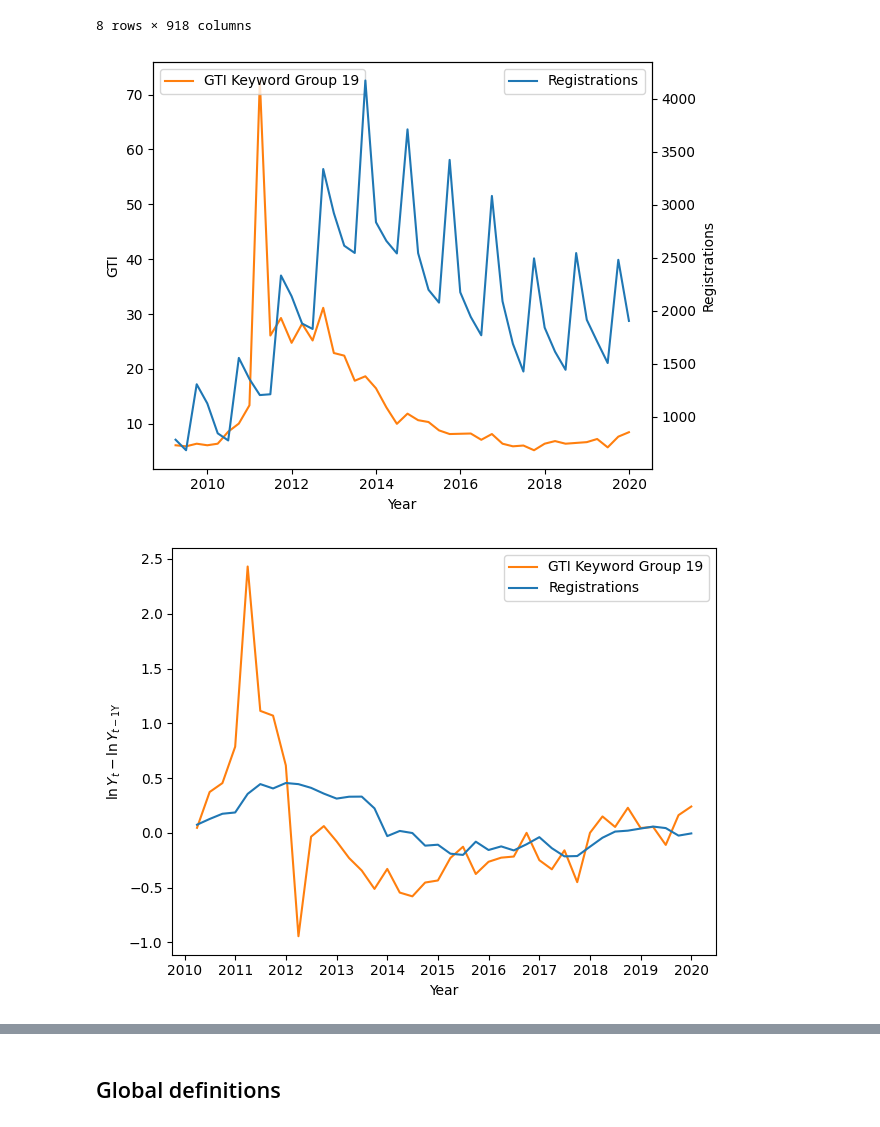
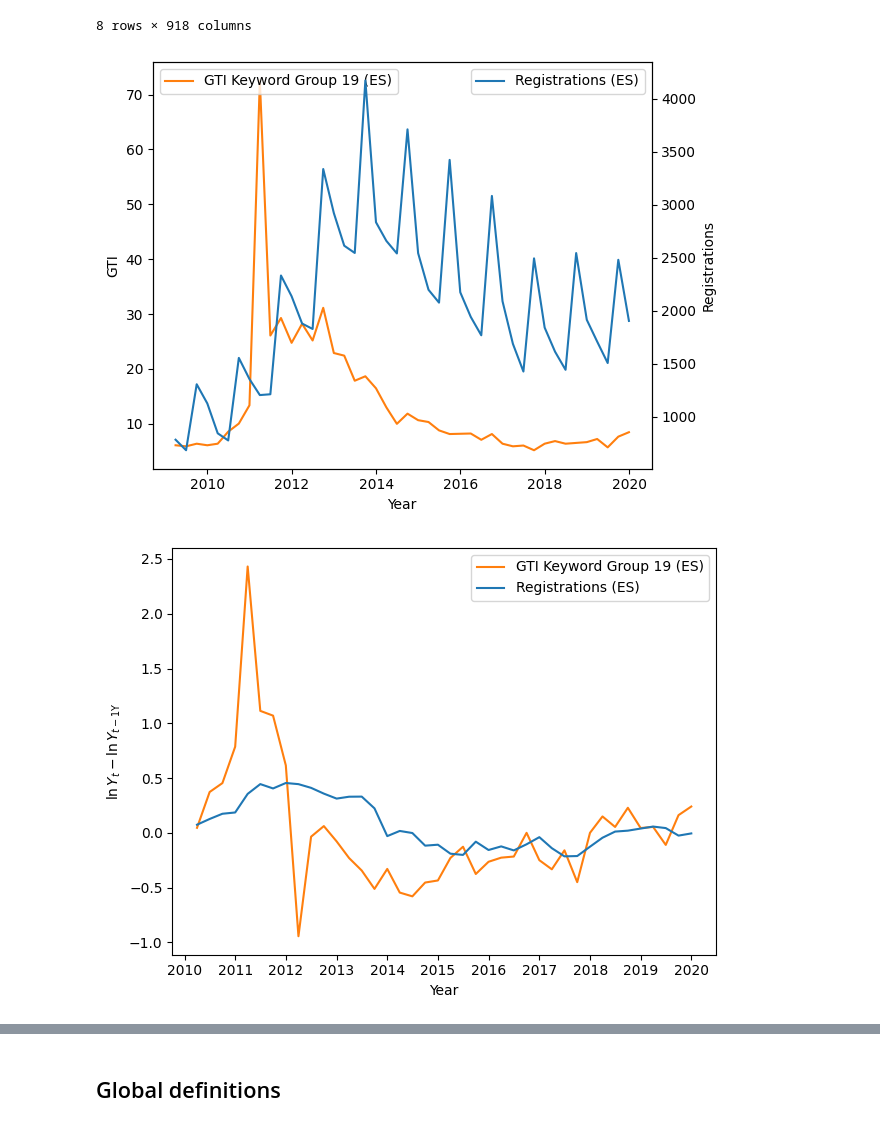
Before and after one commit to bertelsmannstift/eu-migration-forecast, a Jupyter notebook: notebooks/final_paper/final-paper-plot-data.ipynb, the cells around one changed output, grey strips where cells are left out. Saved outputs shown, nothing was run; the diff lists cells and outputs as text; code cells hidden in the pictures.

```diff
--- a/notebooks/final_paper/final-paper-plot-data.ipynb
+++ b/notebooks/final_paper/final-paper-plot-data.ipynb
@@ -93,36 +93,36 @@ transformed = eumf_pipeline.transform_data(labeled)
 
 # sns.lineplot(data=labeled.x["19_0", "ES"], label="GTI Keyword Group 19")
 # ax2 = plt.twinx()
 # sns.lineplot(data=labeled.y["ES"], label="Registrations", ax=ax2)
 # plt.show()
 
 # ax = labeled.x["19_0", "ES"].plot(legend=True, label="GTI Keyword Group 19", color="tab:orange")
-ax = sns.lineplot(data=labeled.x["19_0", "ES"], label="GTI Keyword Group 19", color="tab:orange")
+ax = sns.lineplot(data=labeled.x["19_0", "ES"], label="GTI Keyword Group 19 (ES)", color="tab:orange")
 ax2 = ax.twinx()
 # labeled.y["ES"].plot(ax=ax2, legend=True, color="tab:blue", label = "Registrations")
-sns.lineplot(data=labeled.y["ES"], ax=ax2, label="Registrations", color="tab:blue")
+sns.lineplot(data=labeled.y["ES"], ax=ax2, label="Registrations (ES)", color="tab:blue")
 # ax.figure.legend()
 ax.set_ylabel("GTI")
 ax.legend(loc="upper left")
 ax2.legend(loc="upper right")
 ax2.set_ylabel("Registrations")
 ax.set_xlabel("Year")
 plt.tight_layout()
 plt.savefig("plots/gti_registrations_spain.pdf")
 plt.show()
 
 # ax = transformed.x["19_0", "ES"].plot(legend=True, label="GTI Keyword Group 19", color="tab:orange")
-ax = sns.lineplot(data=transformed.x["19_0", "ES"], label="GTI Keyword Group 19", color="tab:orange")
+ax = sns.lineplot(data=transformed.x["19_0", "ES"], label="GTI Keyword Group 19 (ES)", color="tab:orange")
 # ax2 = ax.twinx()
 # transformed.y["ES"].plot(legend=True, color="tab:blue", label = "Registrations")
-sns.lineplot(data=transformed.y["ES"], ax=ax, label="Registrations", color="tab:blue")
+sns.lineplot(data=transformed.y["ES"], ax=ax, label="Registrations (ES)", color="tab:blue")
 #  ax.figure.legend(loc="upper right")
 plt.xlabel("Year")
 ax.set_ylabel("$\ln Y_t - \ln Y_{t-1\operatorname{Y}}$")
 # ax2.set_ylabel("Registrations")
 plt.tight_layout()
 plt.savefig("plots/gti_registrations_spain_transformed.pdf")
 plt.show()
 # %% [output]
-[figure, old version]
+[figure, new version]
-[figure, old version]
+[figure, new version]
```
Also changed, not shown: parts of 3 cells of this notebook, 3 other files.
